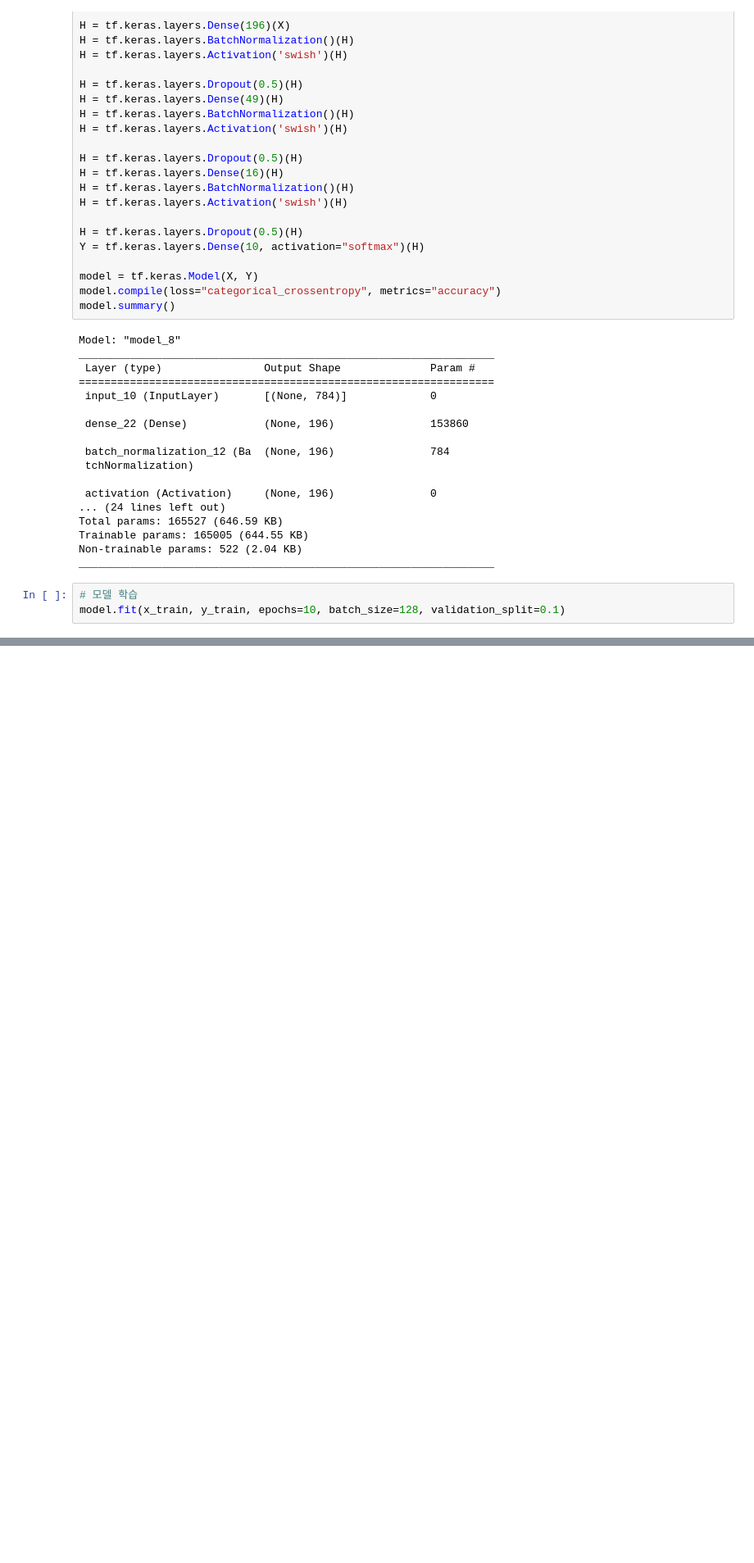
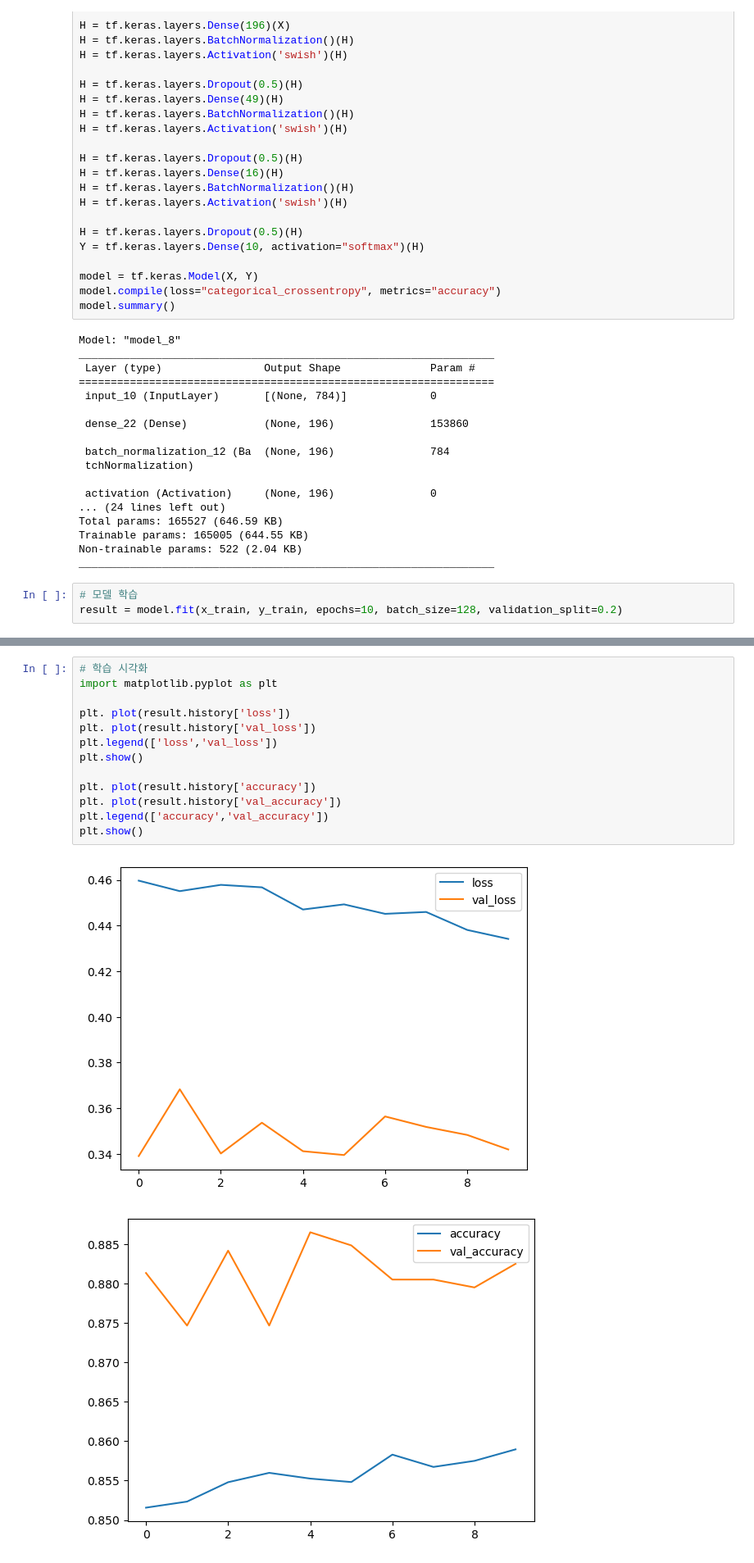
Before and after one commit to Leon-real/Study, a Jupyter notebook: 6.DeepLearning/jupyter/flatten_convolution_pooling/MNIST.ipynb, the cells around one changed output, grey strips where cells are left out. Shown at 82% size. Saved outputs shown, nothing was run; the diff lists cells and outputs as text; blank space fills up the shorter version.

```diff
--- a/6.DeepLearning/jupyter/flatten_convolution_pooling/MNIST.ipynb
+++ b/6.DeepLearning/jupyter/flatten_convolution_pooling/MNIST.ipynb
@@ -247,6 +247,6 @@ Non-trainable params: 522 (2.04 KB)
 _________________________________________________________________
 # %%
 # 모델 학습
-model.fit(x_train, y_train, epochs=10, batch_size=128, validation_split=0.1)
+result = model.fit(x_train, y_train, epochs=10, batch_size=128, validation_split=0.2)
 # %% [output]
 Epoch 1/10
@@ -272,0 +272,16 @@ Epoch 10/10
+# %%
+# 학습 시각화
+import matplotlib.pyplot as plt
+
+plt. plot(result.history['loss'])
+plt. plot(result.history['val_loss'])
+plt.legend(['loss','val_loss'])
+plt.show()
+
+plt. plot(result.history['accuracy'])
+plt. plot(result.history['val_accuracy'])
+plt.legend(['accuracy','val_accuracy'])
+plt.show()
+# %% [output]
+[figure, added]
+[figure, added]
```
Also changed, not shown: parts of 1 cell of this notebook.
